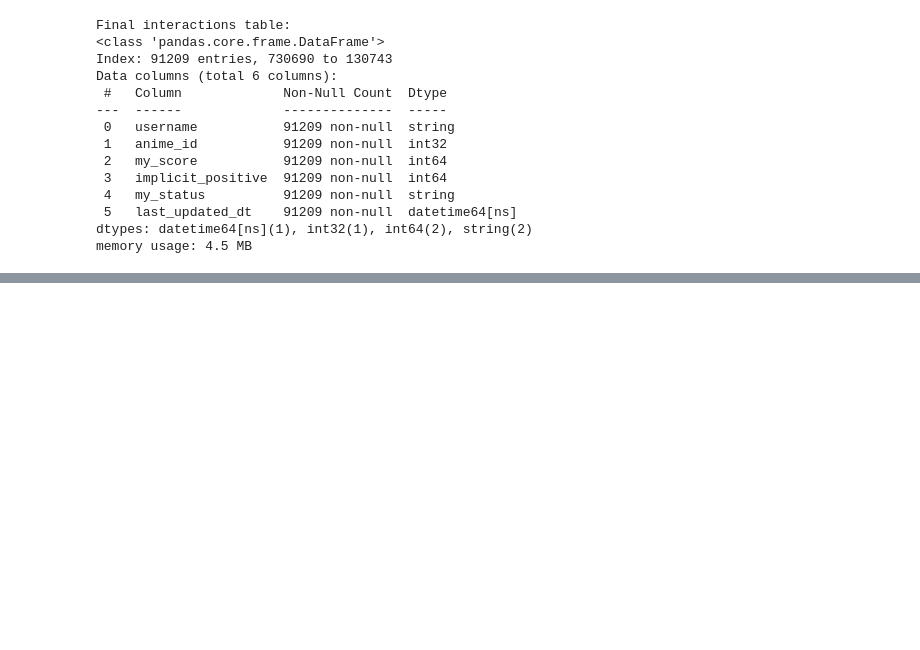
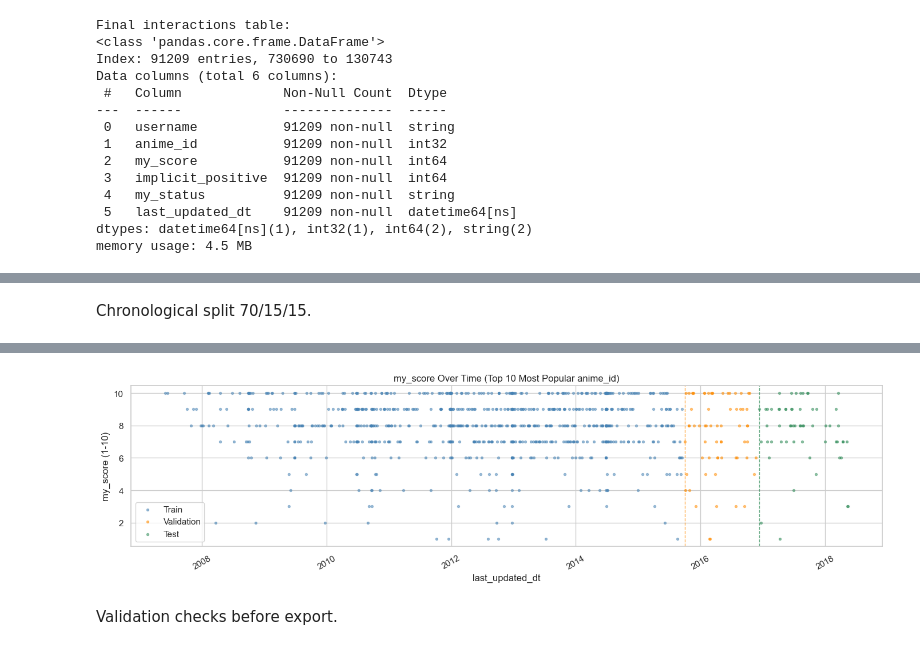
Before and after one commit to prynetopg777/STINTSYMajorOutput, a Jupyter notebook: 01_AnimePref.ipynb, the cells around one changed output, grey strips where cells are left out. Cells and saved outputs as stored; diff of their text form; code cells hidden in the pictures; blank space fills up the shorter version.

```diff
--- a/01_AnimePref.ipynb
+++ b/01_AnimePref.ipynb
@@ -992,0 +1123,16 @@ memory usage: 4.5 MB
+# %%
+from pathlib import Path
+
+import numpy as np
+import pandas as pd
+
+SEED = 42
+np.random.seed(SEED)
+
+INPUT_CANDIDATES = [
+    Path("processed-data/anime.parquet"),
+    Path("processed-data/anime.csv"),
+]
+
+OUT_DIR = Path("processed-data/splits")
+OUT_DIR.mkdir(parents=True, exist_ok = True)
@@ -992,0 +1207,58 @@ memory usage: 4.5 MB
+# %% [markdown]
+Chronological split 70/15/15.
+# %%
+work = work.sort_values("last_updated_dt", kind="mergesort").reset_index(drop=True)
+
+n = len(work)
+i70 = int(n * 0.70)
+i85 = int(n * 0.85)
+
+train_df = work.iloc[:i70].copy()
+val_df = work.iloc[i70:i85].copy()
+test_df = work.iloc[i85:].copy()
+
+print("Split sizes")
+print("Train:", train_df.shape)
+print("Val:", val_df.shape)
+print("Test:", test_df.shape)
+
+print("\nDate ranges")
+print("Train:", train_df["last_updated_dt"].min(), "->", train_df["last_updated_dt"].max())
+print("Val  :", val_df["last_updated_dt"].min(), "->", val_df["last_updated_dt"].max())
+print("Test :", test_df["last_updated_dt"].min(), "->", test_df["last_updated_dt"].max())
+
+# Keep only the top 10 most popular anime_id values for visualization
+top_10_anime_ids = work["anime_id"].value_counts().head(10).index
+train_plot = train_df[train_df["anime_id"].isin(top_10_anime_ids)].copy()
+val_plot = val_df[val_df["anime_id"].isin(top_10_anime_ids)].copy()
+test_plot = test_df[test_df["anime_id"].isin(top_10_anime_ids)].copy()
+
+print("\nTop 10 anime_id used for plotting:", list(top_10_anime_ids))
+print("Rows plotted -> Train:", len(train_plot), "Val:", len(val_plot), "Test:", len(test_plot))
+
+import matplotlib.pyplot as plt
+import matplotlib.dates as mdates
+
+fig, ax = plt.subplots(figsize=(14, 4))
+
+ax.scatter(train_plot["last_updated_dt"], train_plot["my_score"], color="steelblue",  label="Train",      s=8, alpha=0.5)
+ax.scatter(val_plot["last_updated_dt"],   val_plot["my_score"],   color="darkorange", label="Validation", s=8, alpha=0.5)
+ax.scatter(test_plot["last_updated_dt"],  test_plot["my_score"],  color="seagreen",   label="Test",       s=8, alpha=0.5)
+
+ax.axvline(train_df["last_updated_dt"].max(), color="darkorange", linestyle="--", linewidth=1, alpha=0.7)
+ax.axvline(val_df["last_updated_dt"].max(),   color="seagreen",   linestyle="--", linewidth=1, alpha=0.7)
+
+ax.set_title("my_score Over Time (Top 10 Most Popular anime_id)")
+ax.set_xlabel("last_updated_dt")
+ax.set_ylabel("my_score (1-10)")
+ax.legend()
+
+# Auto locator/formatter improves readability across long timelines
+locator = mdates.AutoDateLocator(minticks=6, maxticks=10)
+ax.xaxis.set_major_locator(locator)
+ax.xaxis.set_major_formatter(mdates.ConciseDateFormatter(locator))
+
+plt.xticks(rotation=30)
+plt.tight_layout()
+plt.show()
+# %% [output]
@@ -992,0 +1277,3 @@ memory usage: 4.5 MB
+[figure, added]
+# %% [markdown]
+Validation checks before export.
```
Also changed, not shown: parts of 29 cells of this notebook, 2 other files.
